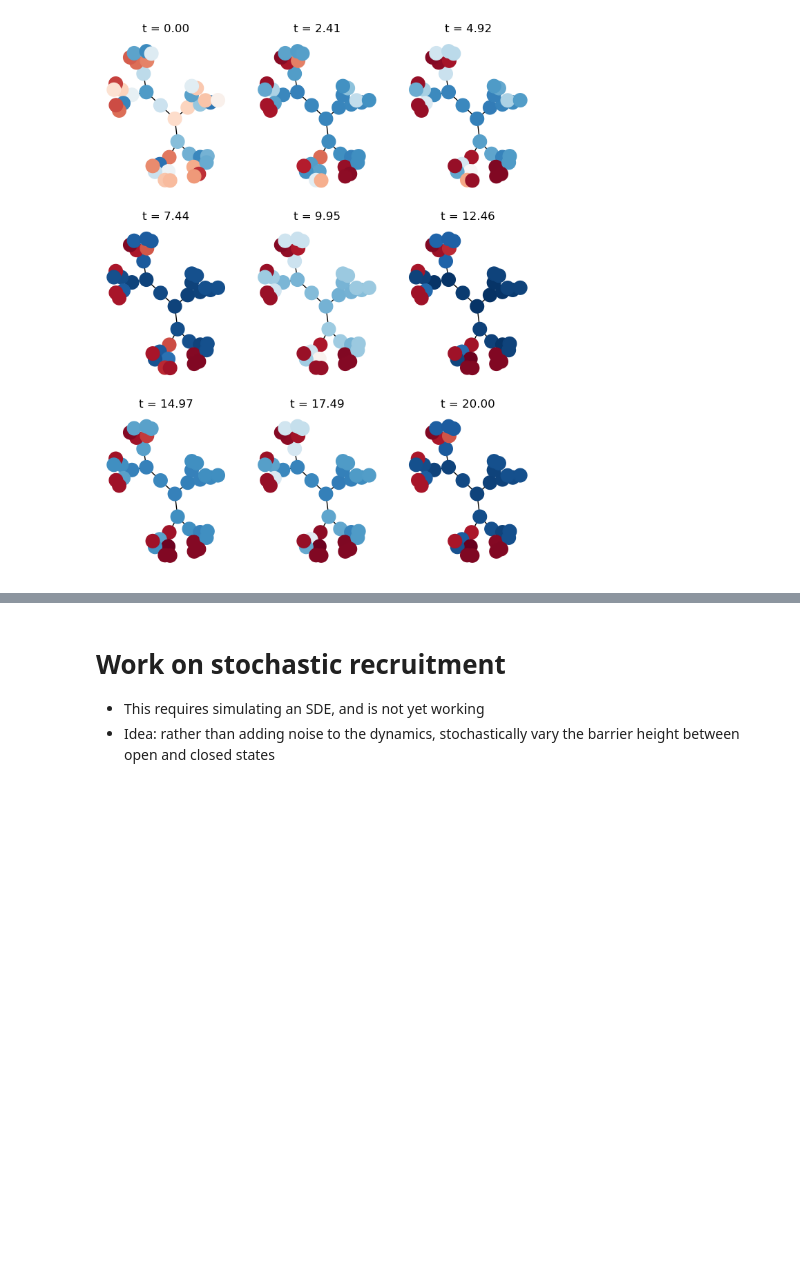
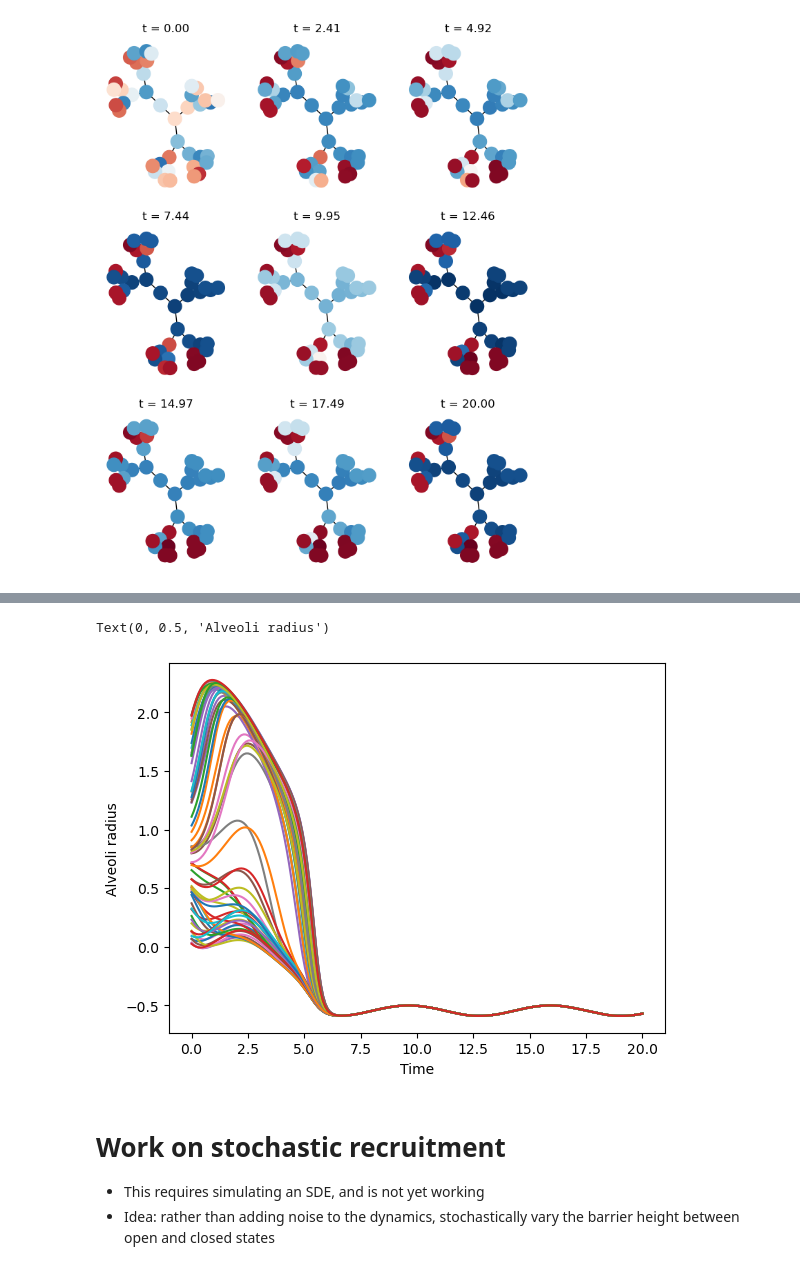
Before and after one commit to williamgilpin/alveoli, a Jupyter notebook: alveoli_model.ipynb, the cells around one changed output, grey strips where cells are left out. Cells and saved outputs as stored; diff of their text form; code cells hidden in the pictures; blank space fills up the shorter version.

```diff
--- a/alveoli_model.ipynb
+++ b/alveoli_model.ipynb
@@ -83,7 +83,7 @@ class AlveoliModel:
     def solve(self, t, X0):
         self.t = t
         self.X0 = X0
-        self.sol = solve_ivp(self.rhs, (t[0], t[-1]), X0, t_eval=t)
+        self.sol = solve_ivp(self.rhs, (t[0], t[-1]), X0, t_eval=t, method='Radau')
         return self.sol
 
 # No forcing
@@ -168,3 +209,27 @@ for i, ax in enumerate(axs.flatten()):
+# %%
+# k = 0.1 * tree_coupling_matrix(n_nodes)
+a = 2 * hyperbolic_coupling_matrix(64)
+a = 0.1 * a / np.max(a, axis=1, keepdims=True)
+
+k = a
+n_nodes = a.shape[0]
+eq = AlveoliModel(gamma=4, k=k)
+
+t = np.linspace(0, 20, 200)
+# np.random.seed(0)
+X0 = 2.0 * np.random.random(k.shape[0])
+sol = eq.solve(t, X0)
+
+# plt.figure()
+# plt.plot(sol.y[0, :], sol.y[1, :])
+
+plt.figure()
+plt.plot(sol.t, sol.y[:, :].T)
+plt.xlabel('Time')
+plt.ylabel('Alveoli radius')
+# %% [output]
+Text(0, 0.5, 'Alveoli radius')
+[figure, added]
 # %% [markdown]
 # Work on stochastic recruitment
 
```
Also changed, not shown: parts of 2 cells of this notebook.
